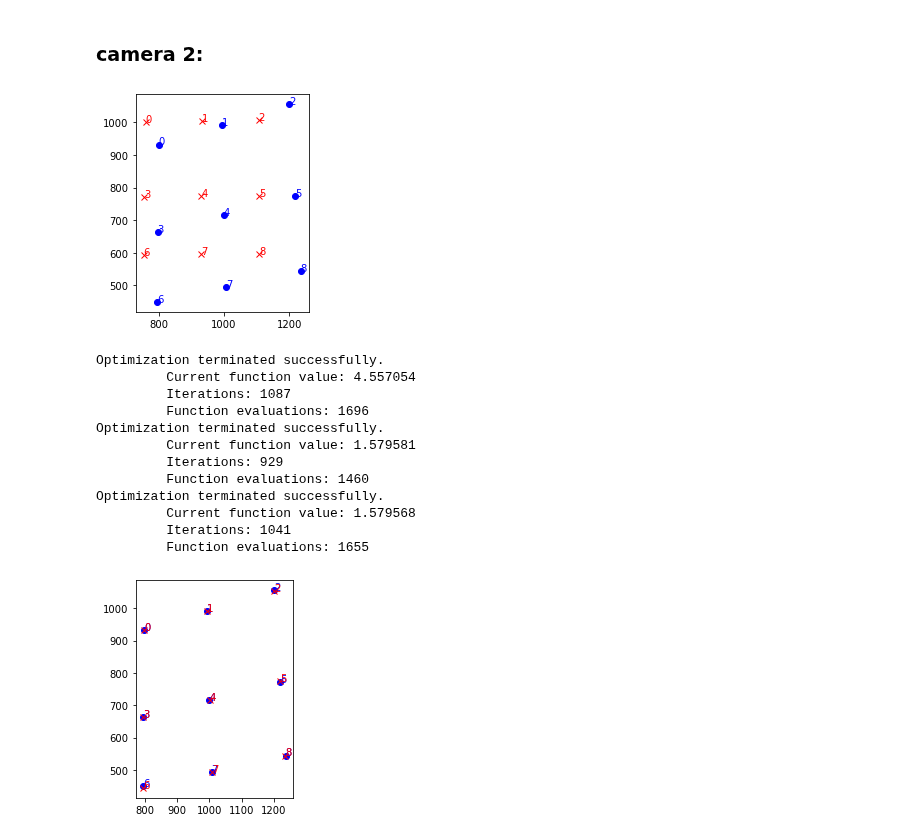
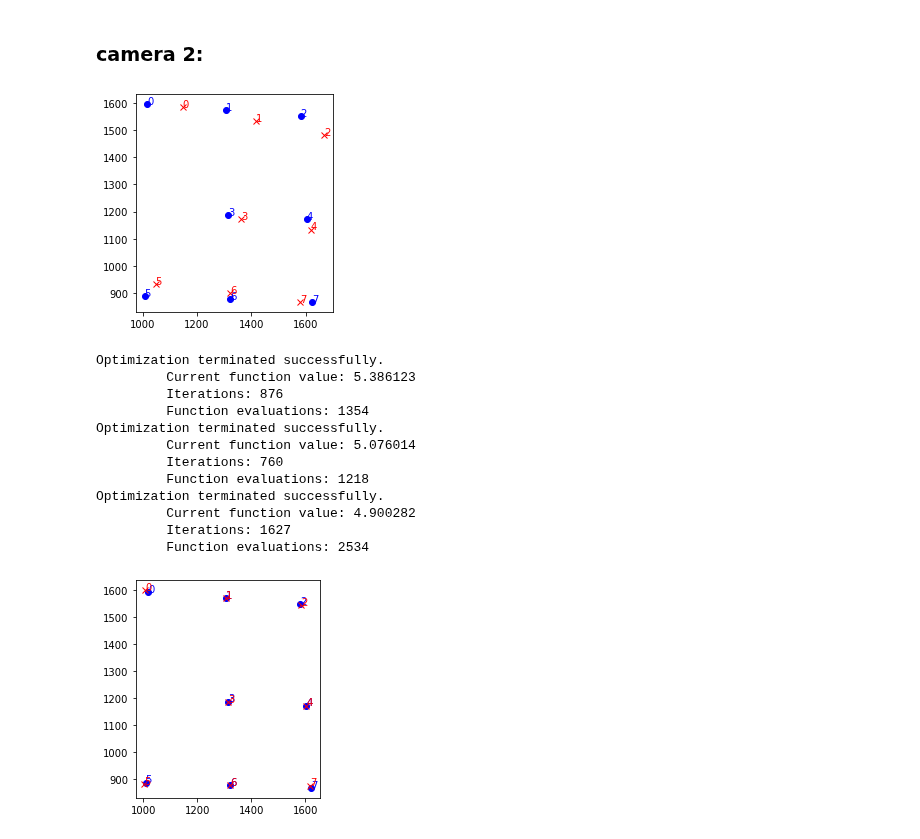
Before and after one commit to ronshnapp/MyPTV, a Jupyter notebook: example/Runing_example.ipynb, the cells around one changed output. Saved outputs shown, nothing was run; the diff lists cells and outputs as text; code cells hidden in the pictures.

```diff
--- a/example/Runing_example.ipynb
+++ b/example/Runing_example.ipynb
@@ -38,8 +91,7 @@ calPoints_2 = {1: [(0. , 0., 0.), (799, 932)  ],
 # %% [markdown]
 #### Show the images and mark the given coordinates:
 # %%
-img1 = color.rgb2gray(io.imread('img1.jpg'))
-img2 = color.rgb2gray(io.imread('img2.jpg'))
+%matplotlib inline
 
 fig, ax = plt.subplots(1, 2)
 fig.set_size_inches(10,8)
@@ -50,8 +102,10 @@ ax[1].imshow(img2, cmap='gray')
 
 for k in calPoints_1:
     ax[0].plot(calPoints_1[k][1][0], calPoints_1[k][1][1], 'bo')
+    ax[0].text(calPoints_1[k][1][0], calPoints_1[k][1][1], str(k))
 
 
 for k in calPoints_2:
     ax[1].plot(calPoints_2[k][1][0], calPoints_2[k][1][1], 'bo')
+    ax[1].text(calPoints_2[k][1][0], calPoints_2[k][1][1], str(k))
 # %% [output]
@@ -63,14 +117,16 @@ for k in calPoints_2:
 # %%
 imgCoords_1 = [np.array(calPoints_1[k][1]) for k in sorted(calPoints_1)]
 labCoords1 = [np.array(calPoints_1[k][0]) for k in sorted(calPoints_1)]
+
+cam_resolution = 3264, 2448
 
 cam1 = camera('cam1', img1.shape)
 
 
 # give initial guess for camera parameters:
-cam1.O = np.array([-100.0, 100.0, 500.0])
-cam1.theta = np.array([3.3, 0.35, 0.0])
-cam1.f=3000
+cam1.O = np.array([105.0, 72.0, 300.0])
+cam1.theta = np.array([3.14, -0.18, -0.18])
+cam1.f=3020
 cam1.calc_R()
 
 cal1 = calibrate(cam1,labCoords1, imgCoords_1)
@@ -82,9 +138,9 @@ cal1.plot_proj()
 # %%
 # optimize camera parameters three times and plot:
-for i in range(2):
+for i in range(3):
     cal1.searchCalibration()
 
-cal1.searchCalibration(fix_f=False)
+#cal1.searchCalibration(fix_f=False)
 
 cal1.plot_proj()
 # %% [output]
@@ -114,14 +170,16 @@ f:  3046.1905919216515
 # %%
 imgCoords_2 = [np.array(calPoints_2[k][1]) for k in sorted(calPoints_2)]
 labCoords2 = [np.array(calPoints_2[k][0]) for k in sorted(calPoints_2)]
+
+cam_resolution = 3264, 2448
 
 cam2 = camera('cam2', img2.shape)
 
 
 # give initial guess for camera parameters:
-cam2.O = np.array([100.0, 100.0, 500.0])
-cam2.theta = np.array([3.3, -0.1, 0.0])
-cam2.f=3000
+cam2.O = np.array([-55.0, 50.0, 320.0])
+cam2.theta = np.array([3.15, 0.35, 0.15])
+cam2.f = 3020
 cam2.calc_R()
 
 cal2 = calibrate(cam2,labCoords2, imgCoords_2)
@@ -129,30 +187,30 @@ cal2 = calibrate(cam2,labCoords2, imgCoords_2)
 # plot initial guess
 cal2.plot_proj()
 # %% [output]
-[figure, old version]
+[figure, new version]
 # %%
 # optimize camera parameters three times and plot:
-for i in range(2):
+for i in range(3):
     cal2.searchCalibration()
 
-cal2.searchCalibration(fix_f=False)
+#cal2.searchCalibration(fix_f=False)
 
 # plot initial guess
 cal2.plot_proj()
 # %% [output]
 Optimization terminated successfully.
-         Current function value: 4.557054
-         Iterations: 1087
-         Function evaluations: 1696
+         Current function value: 5.386123
+         Iterations: 876
+         Function evaluations: 1354
 Optimization terminated successfully.
-         Current function value: 1.579581
-         Iterations: 929
-         Function evaluations: 1460
+         Current function value: 5.076014
+         Iterations: 760
+         Function evaluations: 1218
 Optimization terminated successfully.
-         Current function value: 1.579568
-         Iterations: 1041
-         Function evaluations: 1655
+         Current function value: 4.900282
+         Iterations: 1627
+         Function evaluations: 2534
-[figure, old version]
+[figure, new version]
 # %%
 print('O: ', cam2.O)
 print('theta: ', cam2.theta)
```
Also changed, not shown: parts of 20 cells of this notebook, 6 other files.
